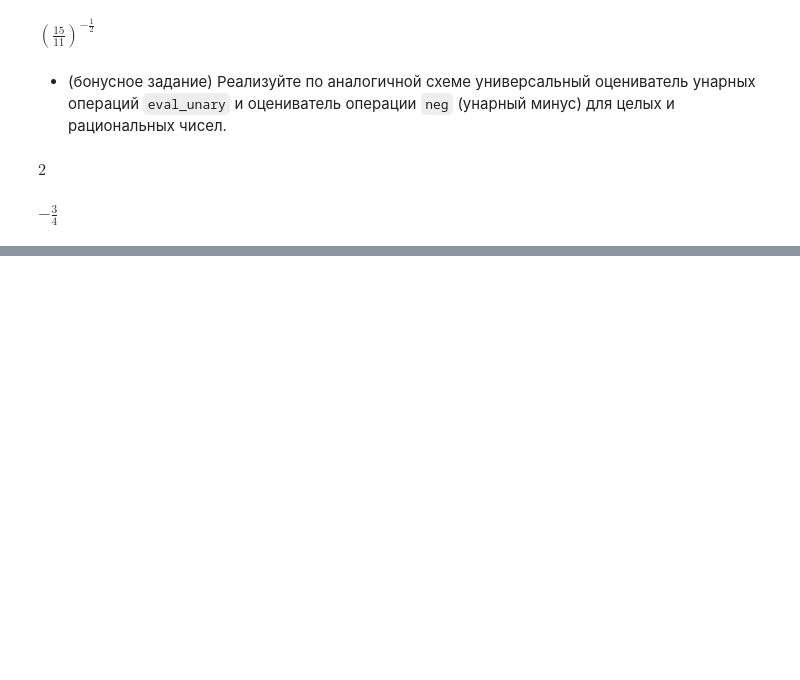
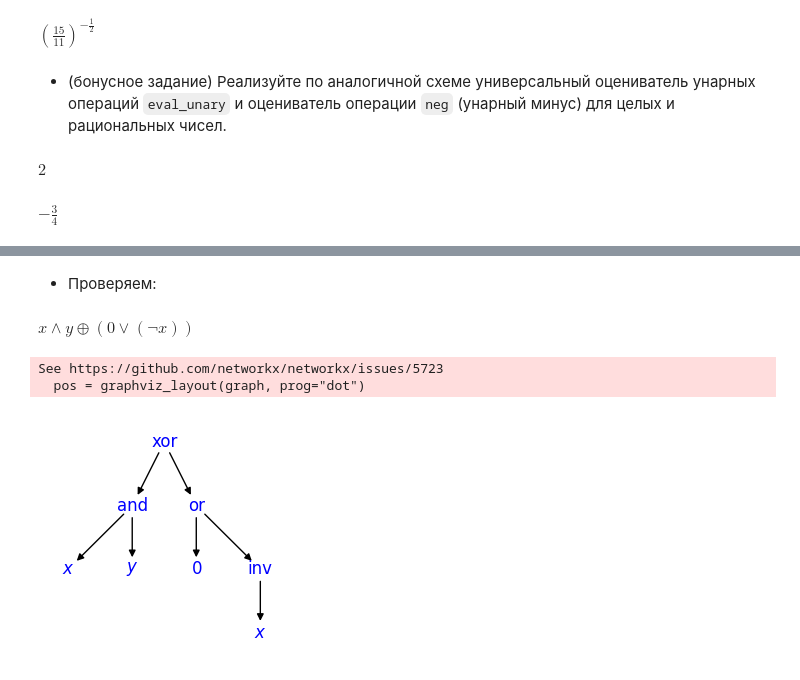
Before and after one commit to abgcw-dead/ca, a Jupyter notebook: L1.ipynb, the cells around one changed output, grey strips where cells are left out. Drawn from its saved outputs; the diff is of its cells as text; code cells hidden in the pictures; blank space fills up the shorter version.

Commit message:
Added boolean logic

```diff
--- a/L1.ipynb
+++ b/L1.ipynb
@@ -974,0 +981,7 @@ $\displaystyle -\frac{3}{4}$
+# %%
+def boolean_(x: bool) -> tuple:
+  x = 1 if x else 0
+  return 'bool', {'value': x}
+
+def boolean(x: bool) -> Expression:
+  return Expression(boolean_(x))
@@ -974,0 +996,4 @@ $\displaystyle -\frac{3}{4}$
+# %%
+I, O = boolean(True), boolean(False)
+show(I + O)
+show(Z(1) + Z(0)) # для сравнения - числовые 0 и 1
@@ -974,0 +1033,13 @@ $\displaystyle -\frac{3}{4}$
+# %% [markdown]
+* Проверяем:
+# %%
+x, y = symbol('x'), symbol('y')
+
+f = x & y ^ (O | ~x)
+show(f)
+drawGraph(f)
+# %% [output]
+$\displaystyle x \wedge y \oplus \left( 0 \vee \left( \neg x \right) \right)$
+See https://github.com/networkx/networkx/issues/5723
+  pos = graphviz_layout(graph, prog="dot")
+[figure, added]
```
Also changed, not shown: parts of 10 cells of this notebook.
